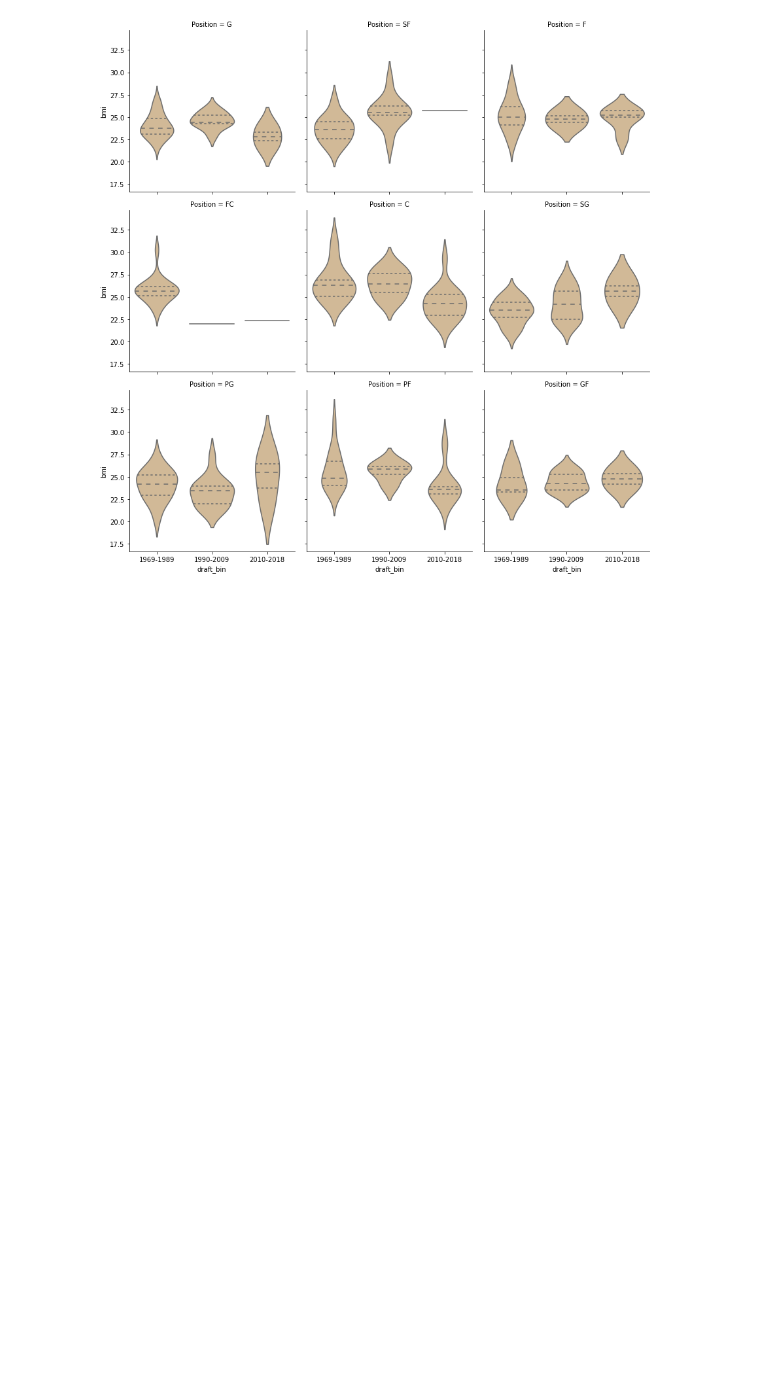
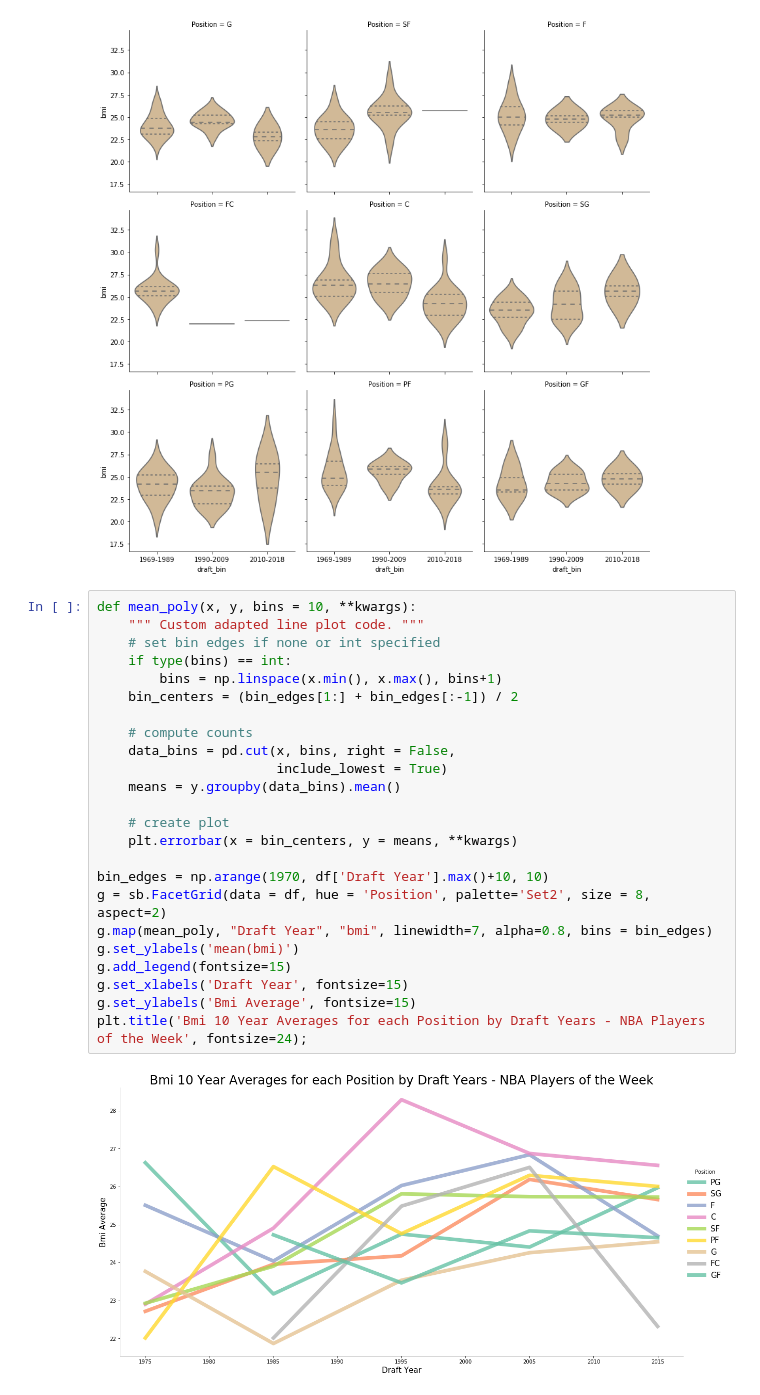
Before and after one commit to canbekley/nba_potw_visuals, a Jupyter notebook: nba_data_exploratory.ipynb, the cells around one changed output. Saved outputs shown, nothing was run; the diff lists cells and outputs as text; blank space fills up the shorter version.

```diff
--- a/nba_data_exploratory.ipynb
+++ b/nba_data_exploratory.ipynb
@@ -294,3 +301,29 @@ g = sb.FacetGrid(data = df2, col = 'Position', col_wrap=3, size=4)
 g.map(sb.violinplot, 'draft_bin', 'bmi', color='#dbbb8d', inner = 'quartile');
 # %% [output]
 [figure]
+# %%
+def mean_poly(x, y, bins = 10, **kwargs):
+    """ Custom adapted line plot code. """
+    # set bin edges if none or int specified
+    if type(bins) == int:
+        bins = np.linspace(x.min(), x.max(), bins+1)
+    bin_centers = (bin_edges[1:] + bin_edges[:-1]) / 2
+
+    # compute counts
+    data_bins = pd.cut(x, bins, right = False,
+                       include_lowest = True)
+    means = y.groupby(data_bins).mean()
+
+    # create plot
+    plt.errorbar(x = bin_centers, y = means, **kwargs)
+
+bin_edges = np.arange(1970, df['Draft Year'].max()+10, 10)
+g = sb.FacetGrid(data = df, hue = 'Position', palette='Set2', size = 8, aspect=2)
+g.map(mean_poly, "Draft Year", "bmi", linewidth=7, alpha=0.8, bins = bin_edges)
+g.set_ylabels('mean(bmi)')
+g.add_legend(fontsize=15)
+g.set_xlabels('Draft Year', fontsize=15)
+g.set_ylabels('Bmi Average', fontsize=15)
+plt.title('Bmi 10 Year Averages for each Position by Draft Years - NBA Players of the Week', fontsize=24);
+# %% [output]
+[figure, added]
```
Also changed, not shown: parts of 6 cells of this notebook, 4 other files.
